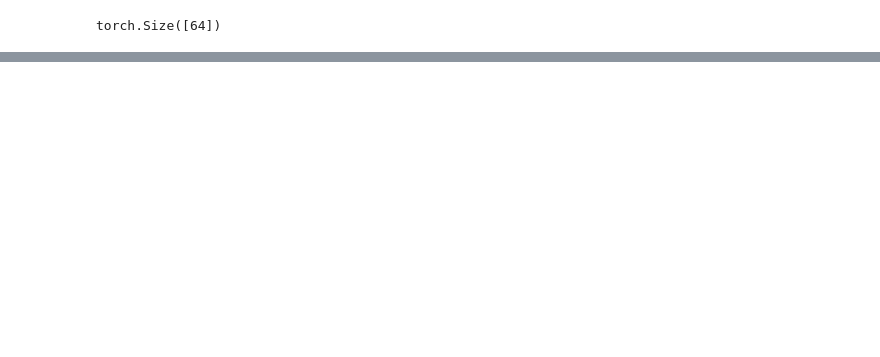
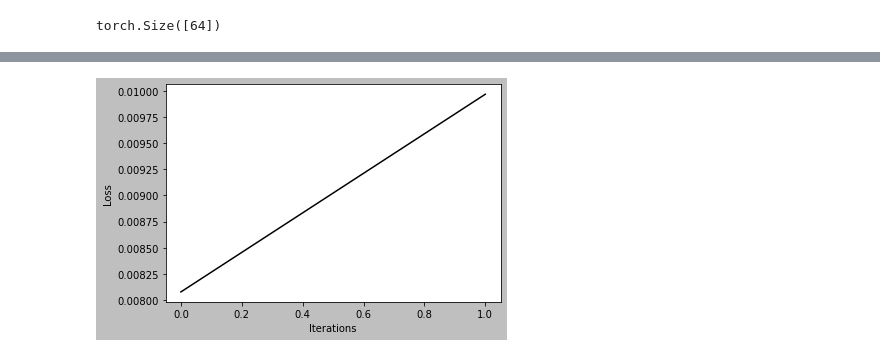
Before and after one commit to YoElsheikh/Jupyternotebooks_ML, a Jupyter notebook: Autoencoder/Internal_AE.ipynb, the cells around one changed output, grey strips where cells are left out. Saved outputs shown, nothing was run; the diff lists cells and outputs as text; code cells hidden in the pictures; blank space fills up the shorter version.

```diff
--- a/Autoencoder/Internal_AE.ipynb
+++ b/Autoencoder/Internal_AE.ipynb
@@ -99,7 +97,7 @@ AE = Autoencoder()
 criterion = nn.MSELoss()
 optimizer = torch.optim.Adam(AE.parameters(), lr = lr) #w/o weight_decay
 # %%
-epochs = 15
+epochs = 2
 outputs = []
 img = []
 ae_loss = []
@@ -145 +138,2 @@ loss: 0.0072
+[figure, added]
 # %%
```
Also changed, not shown: parts of 7 cells of this notebook, 10 other files.
